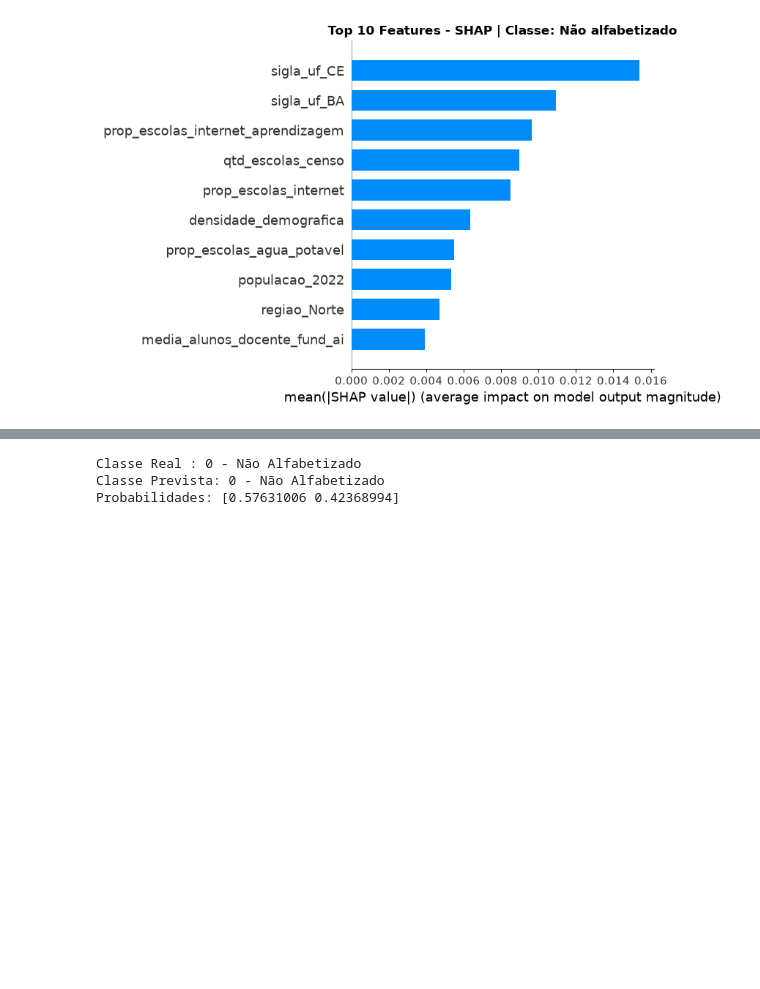
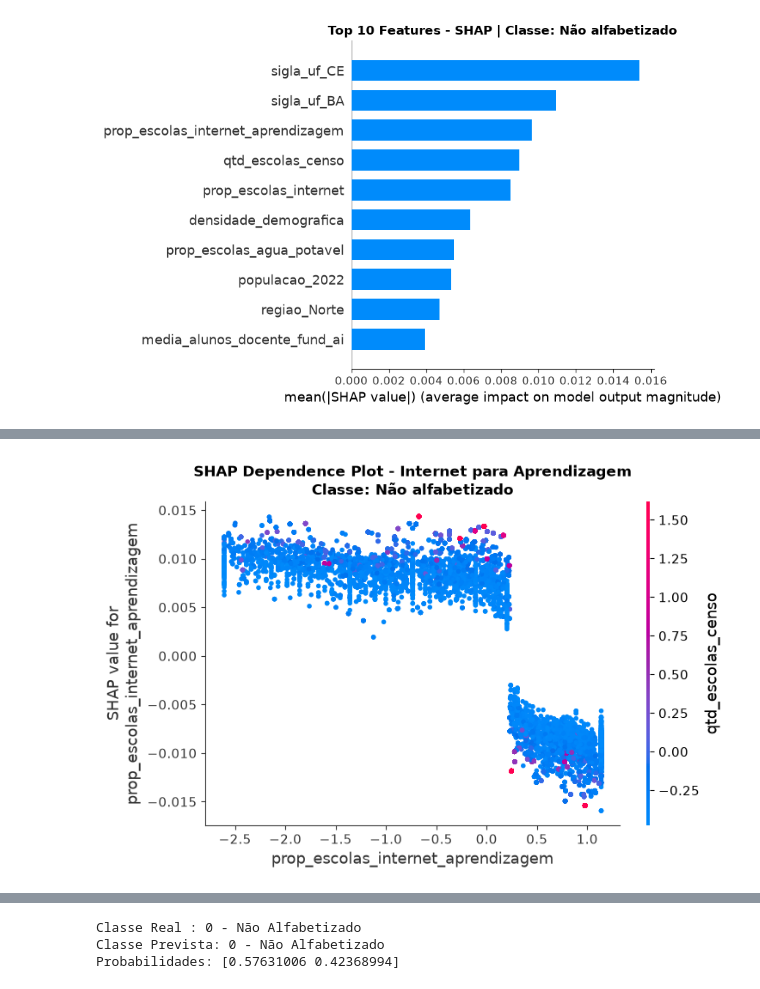
Before and after one commit to RenanTrevelim/tech-challenge-fase3-literacy-ml, a Jupyter notebook: notebooks/03_modelos_machine_learning.ipynb, the cells around one changed output, grey strips where cells are left out. Saved outputs shown, nothing was run; the diff lists cells and outputs as text; code cells hidden in the pictures; blank space fills up the shorter version.

```diff
--- a/notebooks/03_modelos_machine_learning.ipynb
+++ b/notebooks/03_modelos_machine_learning.ipynb
@@ -1033,0 +1075,21 @@ plt.show()
+# %%
+feature_dependence = "prop_escolas_internet_aprendizagem"
+
+shap.dependence_plot(
+    feature_dependence,
+    shap_values_classe_0,
+    X_teste_variance_df,
+    interaction_index="auto",
+    show=False
+)
+
+plt.title(
+    "SHAP Dependence Plot - Internet para Aprendizagem\n"
+    "Classe: Não alfabetizado",
+    fontweight="bold"
+)
+
+plt.tight_layout()
+plt.show()
+# %% [output]
+[figure, added]
```
Also changed, not shown: parts of 13 cells of this notebook, 2 other files.
